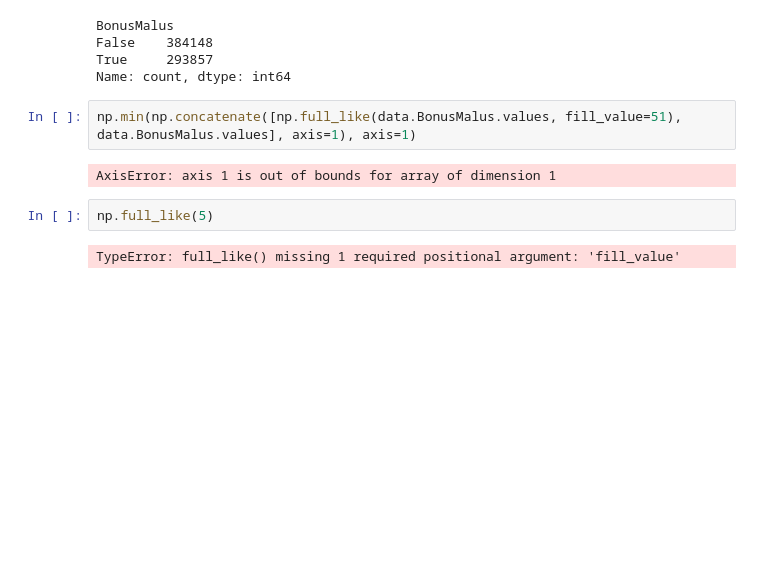
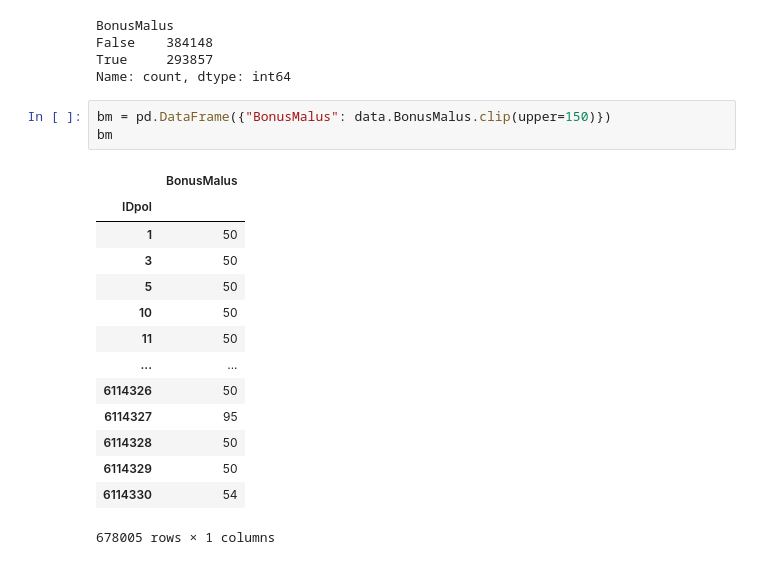
Before and after one commit to krzpiesiewicz/claim-modelling-kedro, a Jupyter notebook: claim_modelling_kedro/notebooks/features_analysis.ipynb, the cells around one changed output. Cells and saved outputs as stored; diff of their text form; blank space fills up the shorter version.

Commit message:
capped BonusMalus to upper 150

```diff
--- a/claim_modelling_kedro/notebooks/features_analysis.ipynb
+++ b/claim_modelling_kedro/notebooks/features_analysis.ipynb
@@ -403,11 +403,21 @@ False    384148
 True     293857
 Name: count, dtype: int64
 # %%
-np.min(np.concatenate([np.full_like(data.BonusMalus.values, fill_value=51), data.BonusMalus.values], axis=1), axis=1)
+bm = pd.DataFrame({"BonusMalus": data.BonusMalus.clip(upper=150)})
+bm
 # %% [output]
+|  | BonusMalus |
+| IDpol |  |
+| 1 | 50 |
+| 3 | 50 |
+| 5 | 50 |
+| 10 | 50 |
+| 11 | 50 |
+| ... | ... |
+| 6114326 | 50 |
+| 6114327 | 95 |
+| 6114328 | 50 |
+| 6114329 | 50 |
+| 6114330 | 54 |
-AxisError: axis 1 is out of bounds for array of dimension 1
+678005 rows × 1 columns
-# %%
-np.full_like(5)
-# %% [output]
-TypeError: full_like() missing 1 required positional argument: 'fill_value'
 # %%
```
Also changed, not shown: parts of 1 cell of this notebook, 1 other file.
